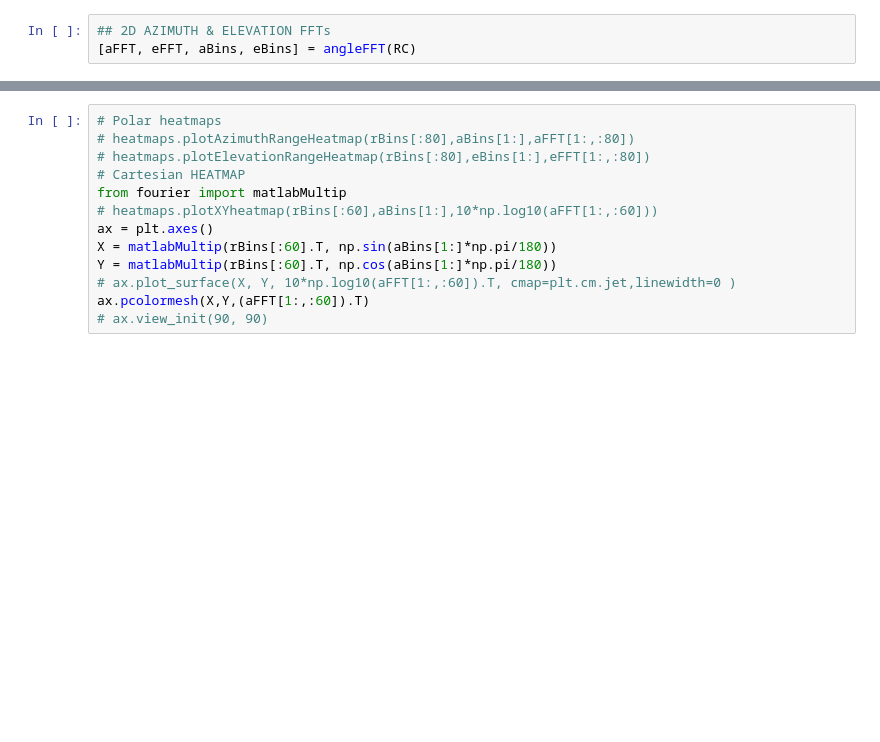
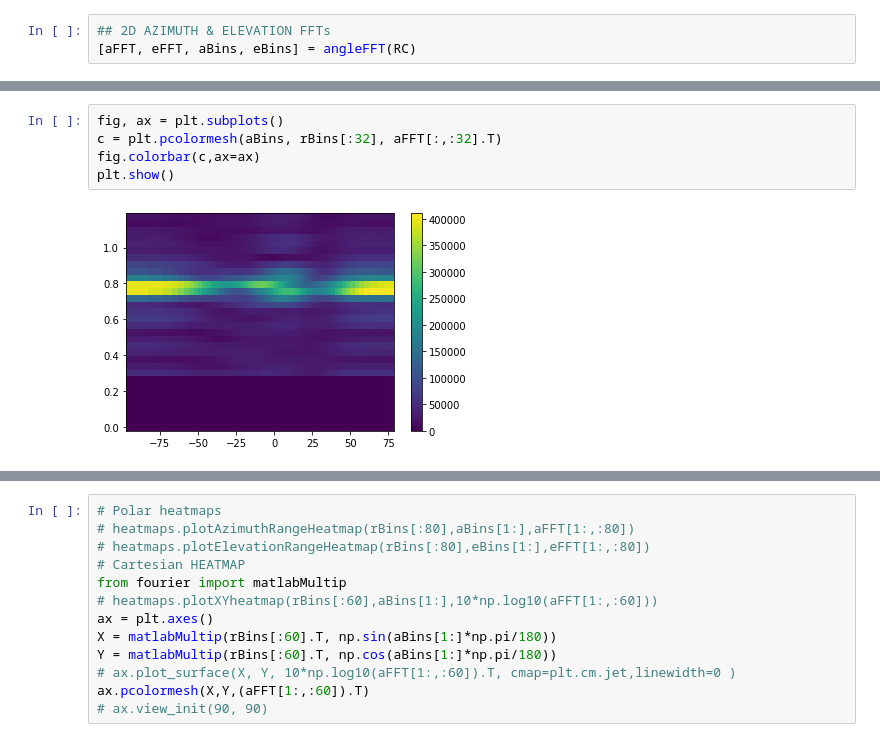
Before and after one commit to felipeparralejo/mmwave-python-api, a Jupyter notebook: use_example.ipynb, the cells around one changed output, grey strips where cells are left out. Cells and saved outputs as stored; diff of their text form; blank space fills up the shorter version.

```diff
--- a/use_example.ipynb
+++ b/use_example.ipynb
@@ -212,0 +210,7 @@ fig.savefig('images/phaseEvolution',dpi=600)
+# %%
+fig, ax = plt.subplots()
+c = plt.pcolormesh(aBins, rBins[:32], aFFT[:,:32].T)
+fig.colorbar(c,ax=ax)
+plt.show()
+# %% [output]
+[figure, added]
```
Also changed, not shown: parts of 11 cells of this notebook, 1 other file.
